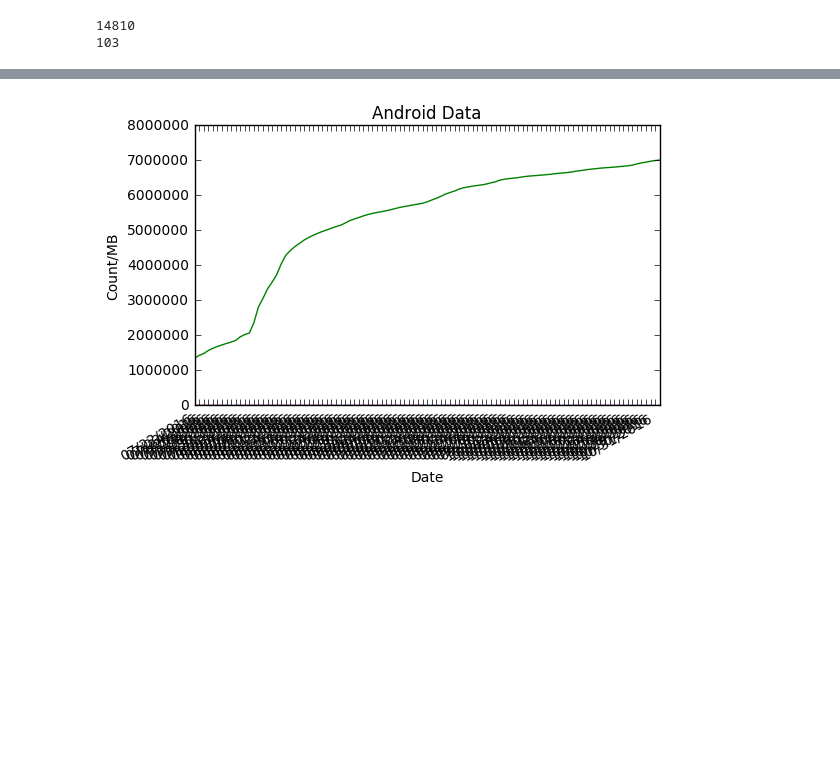
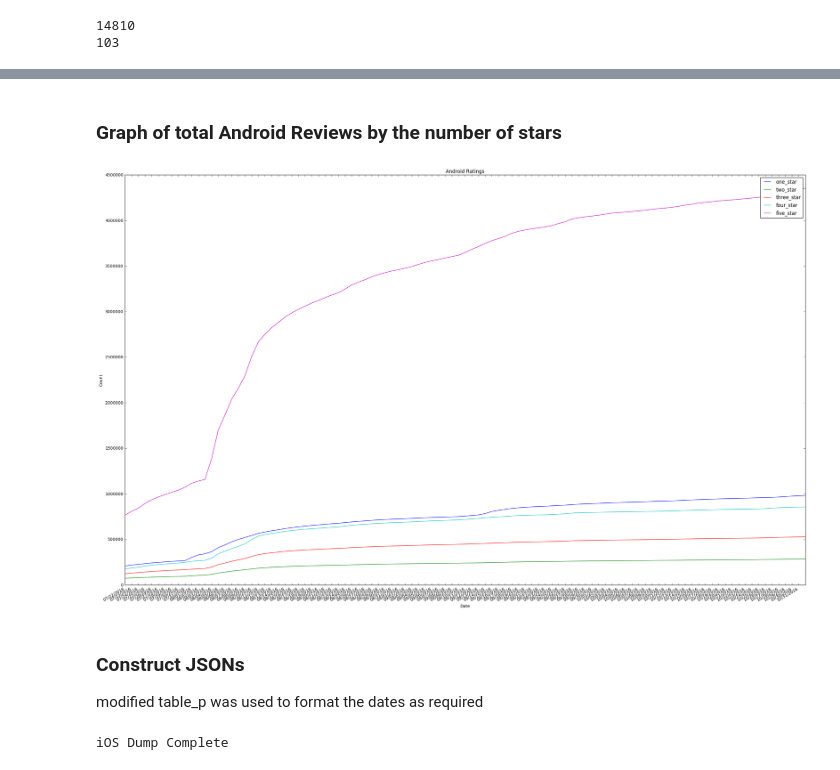
Before and after one commit to agbs2k8/Group-Project-1, a Jupyter notebook: Pokemon.ipynb, the cells around one changed output, grey strips where cells are left out. Drawn from its saved outputs; the diff is of its cells as text; code cells hidden in the pictures; blank space fills up the shorter version.

```diff
--- a/Pokemon.ipynb
+++ b/Pokemon.ipynb
@@ -161,26 +168,6 @@ def get_android_desc(soup):
 # %%
-and_df = pd.DataFrame(columns = ['dtg',
-                                 'avg_score',
-                                 'total_ratings',
-                                 'one_star',
-                                 'two_star',
-                                 'three_star',
-                                 'four_star',
-                                 'five_star',
-                                 'size',
-                                 'version',
-                                 'desc'])
-and_eod = pd.DataFrame(columns = ['dtg',
-                                  'avg_score',
-                                  'total_ratings',
-                                  'one_star',
-                                 'two_star',
-                                 'three_star',
-                                 'four_star',
-                                 'five_star',
-                                 'size',
-                                 'version',
-                                 'desc'])
+and_df = pd.DataFrame(columns = ['dtg','avg_score','total_ratings','one_star','two_star','three_star','four_star','five_star','size','version','desc'])
+and_eod = pd.DataFrame(columns = ['dtg','avg_score','total_ratings','one_star','two_star','three_star','four_star','five_star','size','version','desc'])
 row = 0
 day = 0
 for mo in range(7,11):
@@ -212,7 +199,7 @@ for mo in range(7,11):
                     except:
                         temp_version = None
                     try:
-                        temp_desc = get_android_version(soup)
+                        temp_desc = get_android_desc(soup)
                     except:
                         temp_desc = None
 
@@ -248,16 +259,24 @@ print(and_eod['dtg'][0])
+# %% [markdown]
+### Graph of total Android Reviews by the number of stars
 # %%
-#plt.subplots(figsize=(30,20))
+plt.subplots(figsize=(30,20))
 plt.gca().xaxis.set_major_formatter(mdates.DateFormatter('%m/%d/%Y'))
 plt.gca().xaxis.set_major_locator(mdates.DayLocator())
-plt.plot(and_eod['dtg'],and_eod['avg_score'])
-plt.plot(and_eod['dtg'],and_eod['total_ratings'])
-plt.plot(and_eod['dtg'],and_eod['size'])
+plt.plot(and_eod['dtg'],and_eod['one_star'])
+plt.plot(and_eod['dtg'],and_eod['two_star'])
+plt.plot(and_eod['dtg'],and_eod['three_star'])
+plt.plot(and_eod['dtg'],and_eod['four_star'])
+plt.plot(and_eod['dtg'],and_eod['five_star'])
 plt.xlabel('Date')
-plt.ylabel('Count/MB')
-plt.title('Android Data')
+plt.ylabel('Count')
+plt.title('Android Ratings')
+plt.legend()
 plt.gcf().autofmt_xdate()
 
-plt.savefig('Android.png', dpi = 400)
+plt.savefig('Android_Ratings.png', dpi = 400)
 plt.show()
 # %% [output]
-[figure, old version]
+[figure, new version]
+# %% [markdown]
+### Construct JSONs
+modified table_p was used to format the dates as required
@@ -263,0 +286,19 @@ plt.show()
+# %%
+def get_ios_date(row):
+    date_dict = {}
+    date_dict.update({'total_rating':ios_df['tot_ratings'][row]})
+    date_dict.update({'total_rating_current_version':ios_df['curr_ratings'][row]})
+    date_dict.update({'file_size': ios_df['size'][row]})
+    date_dict.update({'version': ios_df['ver'][row]})
+    date_dict.update({'description': ios_df['desc'][row]})
+    return(date_dict)
+
+ios_dates = {}
+for x in range(0,len(ios_df)):
+    ios_dates.update({str(ios_df['dtg'][x]).translate(table_p): get_ios_date(x)})
+
+with open('pokemon_ios.json','w') as i:
+    json.dump(ios_dates,i,indent=4)
+print("iOS Dump Complete")
+# %% [output]
+iOS Dump Complete
```
Also changed, not shown: parts of 23 cells of this notebook, 1 other file.
